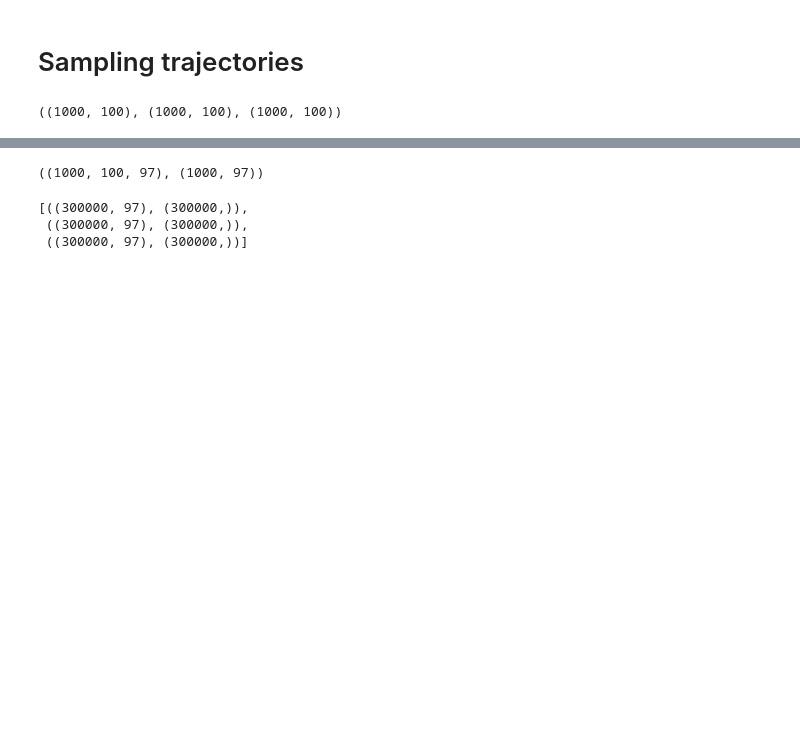
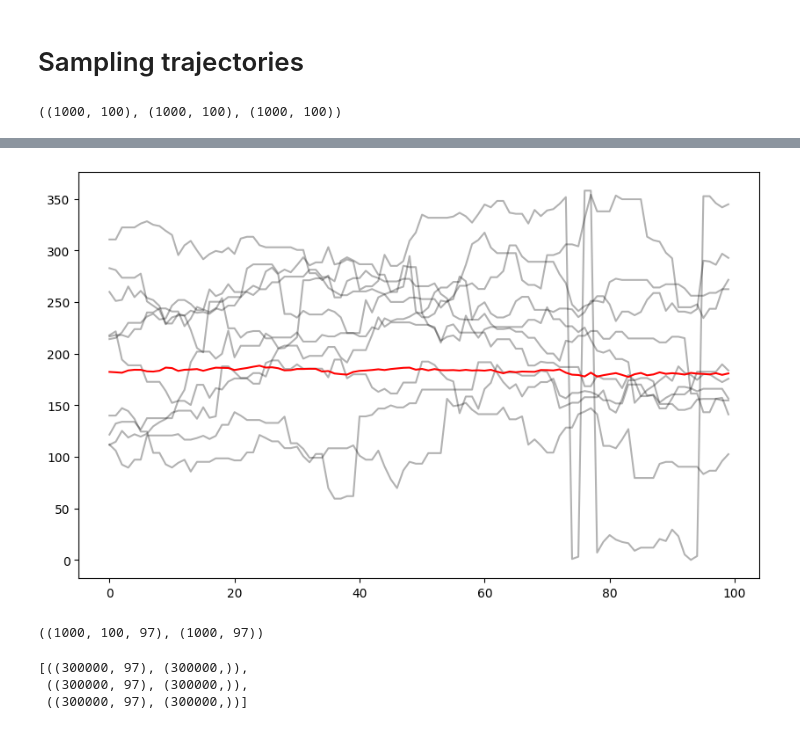
Before and after one commit to sean-afshar/fly-sr, a Jupyter notebook: src/representations.ipynb, the cells around one changed output, grey strips where cells are left out. Cells and saved outputs as stored; diff of their text form; code cells hidden in the pictures; blank space fills up the shorter version.

```diff
--- a/src/representations.ipynb
+++ b/src/representations.ipynb
@@ -41,3 +81,12 @@ actions = jnp.asarray(actions, dtype=int)
+# %%
+# Trajectories
+idx = 666
+fig, ax = plt.subplots(figsize=(10,6))
+for traj in angles[idx:idx+10]:
+    ax.plot(traj % 360, alpha=0.3, color='k')
+ax.plot(jnp.mean((angles % 360), axis=0), color='r', label='average trajectory');
+# %% [output]
+[figure, added]
 # %%
 # Converting angles to one hot representations and adding an offset
 one_hot_angles = jnp.pad(vmap(to_1_hot)(trajectories[0]), ((0,0), (0,0), (0,1)), mode='constant', constant_values=1.0)
```
Also changed, not shown: parts of 13 cells of this notebook, 2 other files.
